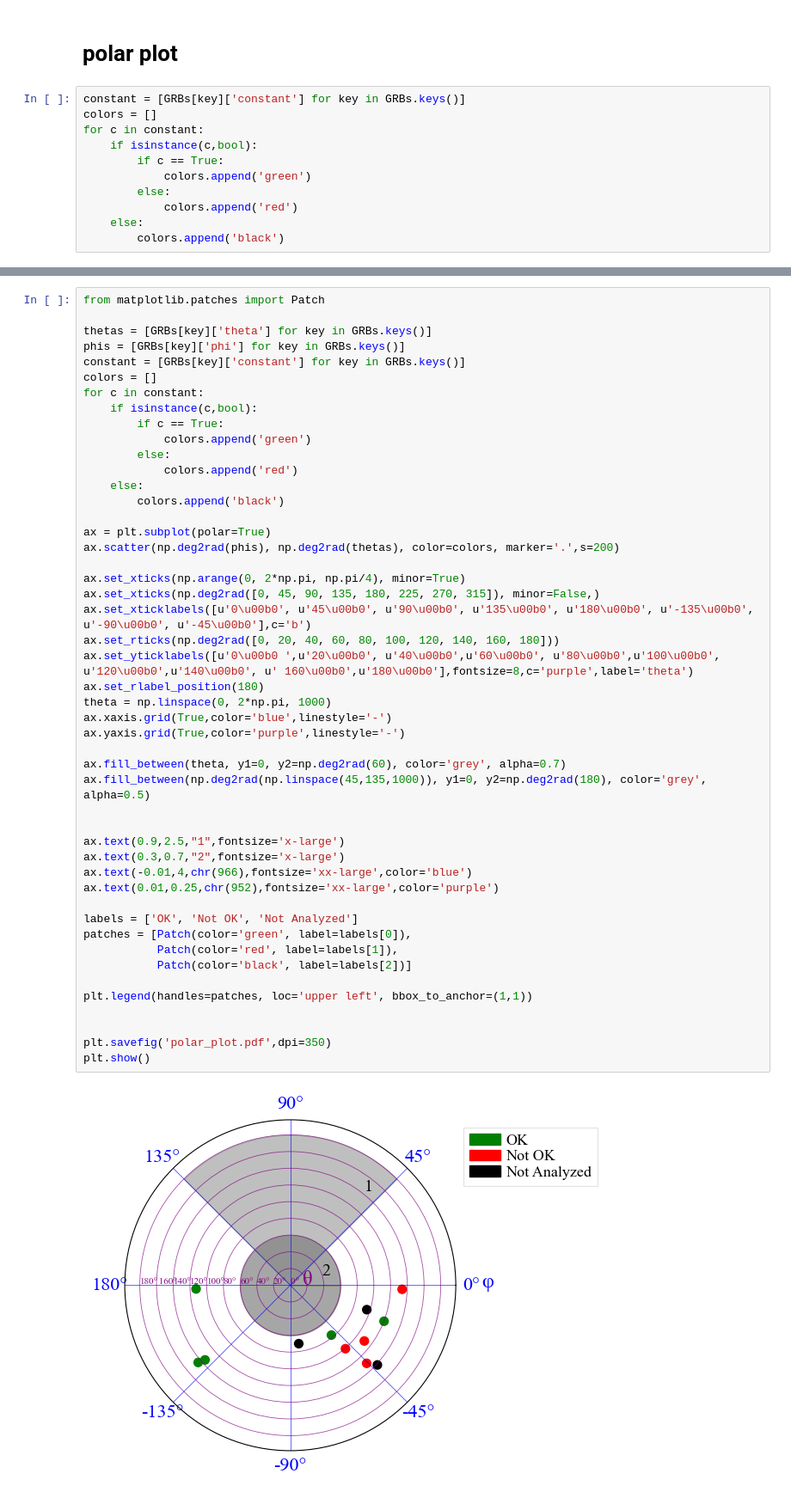
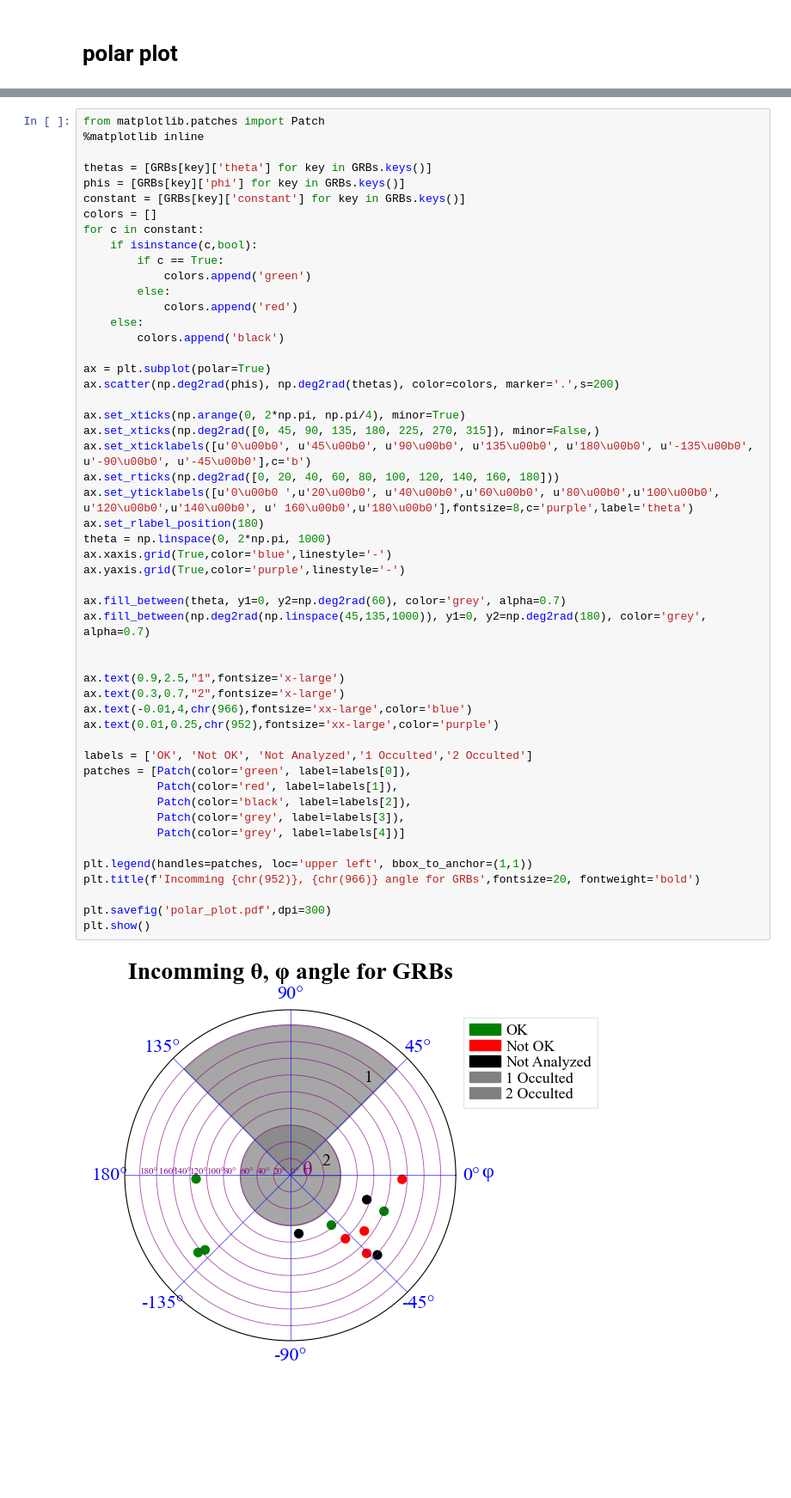
Before and after one commit to AndreasRamsli/GRB, a Jupyter notebook: calibration/polar_plot.ipynb, the cells around one changed output, grey strips where cells are left out. Shown at 86% size. Cells and saved outputs as stored; diff of their text form; blank space fills up the shorter version.

Commit message:
new plots and minor improvements to polar plot

```diff
--- a/calibration/polar_plot.ipynb
+++ b/calibration/polar_plot.ipynb
@@ -96,14 +97,3 @@ GRBs
  'GRB211211': {'constant': True, 'theta': 112.775, 'phi': -177.757}}
 # %% [markdown]
 # polar plot
-# %%
-constant = [GRBs[key]['constant'] for key in GRBs.keys()]
-colors = []
-for c in constant:
-    if isinstance(c,bool):
-        if c == True:
-            colors.append('green')
-        else:
-            colors.append('red')
-    else:
-        colors.append('black')
@@ -126,5 +100,6 @@ constant,colors
 # %%
 from matplotlib.patches import Patch
+%matplotlib inline
 
 thetas = [GRBs[key]['theta'] for key in GRBs.keys()]
 phis = [GRBs[key]['phi'] for key in GRBs.keys()]
@@ -140,36 +115,38 @@ for c in constant:
         colors.append('black')
 
 ax = plt.subplot(polar=True)
 ax.scatter(np.deg2rad(phis), np.deg2rad(thetas), color=colors, marker='.',s=200)
 
 ax.set_xticks(np.arange(0, 2*np.pi, np.pi/4), minor=True)
 ax.set_xticks(np.deg2rad([0, 45, 90, 135, 180, 225, 270, 315]), minor=False,)
 ax.set_xticklabels([u'0\u00b0', u'45\u00b0', u'90\u00b0', u'135\u00b0', u'180\u00b0', u'-135\u00b0', u'-90\u00b0', u'-45\u00b0'],c='b')
 ax.set_rticks(np.deg2rad([0, 20, 40, 60, 80, 100, 120, 140, 160, 180]))
 ax.set_yticklabels([u'0\u00b0 ',u'20\u00b0', u'40\u00b0',u'60\u00b0', u'80\u00b0',u'100\u00b0', u'120\u00b0',u'140\u00b0', u' 160\u00b0',u'180\u00b0'],fontsize=8,c='purple',label='theta')
 ax.set_rlabel_position(180)
 theta = np.linspace(0, 2*np.pi, 1000)
 ax.xaxis.grid(True,color='blue',linestyle='-')
 ax.yaxis.grid(True,color='purple',linestyle='-')
 
 ax.fill_between(theta, y1=0, y2=np.deg2rad(60), color='grey', alpha=0.7)
-ax.fill_between(np.deg2rad(np.linspace(45,135,1000)), y1=0, y2=np.deg2rad(180), color='grey', alpha=0.5)
+ax.fill_between(np.deg2rad(np.linspace(45,135,1000)), y1=0, y2=np.deg2rad(180), color='grey', alpha=0.7)
 
 
 ax.text(0.9,2.5,"1",fontsize='x-large')
 ax.text(0.3,0.7,"2",fontsize='x-large')
 ax.text(-0.01,4,chr(966),fontsize='xx-large',color='blue')
 ax.text(0.01,0.25,chr(952),fontsize='xx-large',color='purple')
 
-labels = ['OK', 'Not OK', 'Not Analyzed']
+labels = ['OK', 'Not OK', 'Not Analyzed','1 Occulted','2 Occulted']
 patches = [Patch(color='green', label=labels[0]),
            Patch(color='red', label=labels[1]),
-           Patch(color='black', label=labels[2])]
+           Patch(color='black', label=labels[2]),
+           Patch(color='grey', label=labels[3]),
+           Patch(color='grey', label=labels[4])]
 
 plt.legend(handles=patches, loc='upper left', bbox_to_anchor=(1,1))
+plt.title(f'Incomming {chr(952)}, {chr(966)} angle for GRBs',fontsize=20, fontweight='bold')
 
-
-plt.savefig('polar_plot.pdf',dpi=350)
+plt.savefig('polar_plot.pdf',dpi=300)
 plt.show()
 # %% [output]
-[figure, old version]
+[figure, new version]
```
Also changed, not shown: parts of 2 cells of this notebook, 8 other files.
